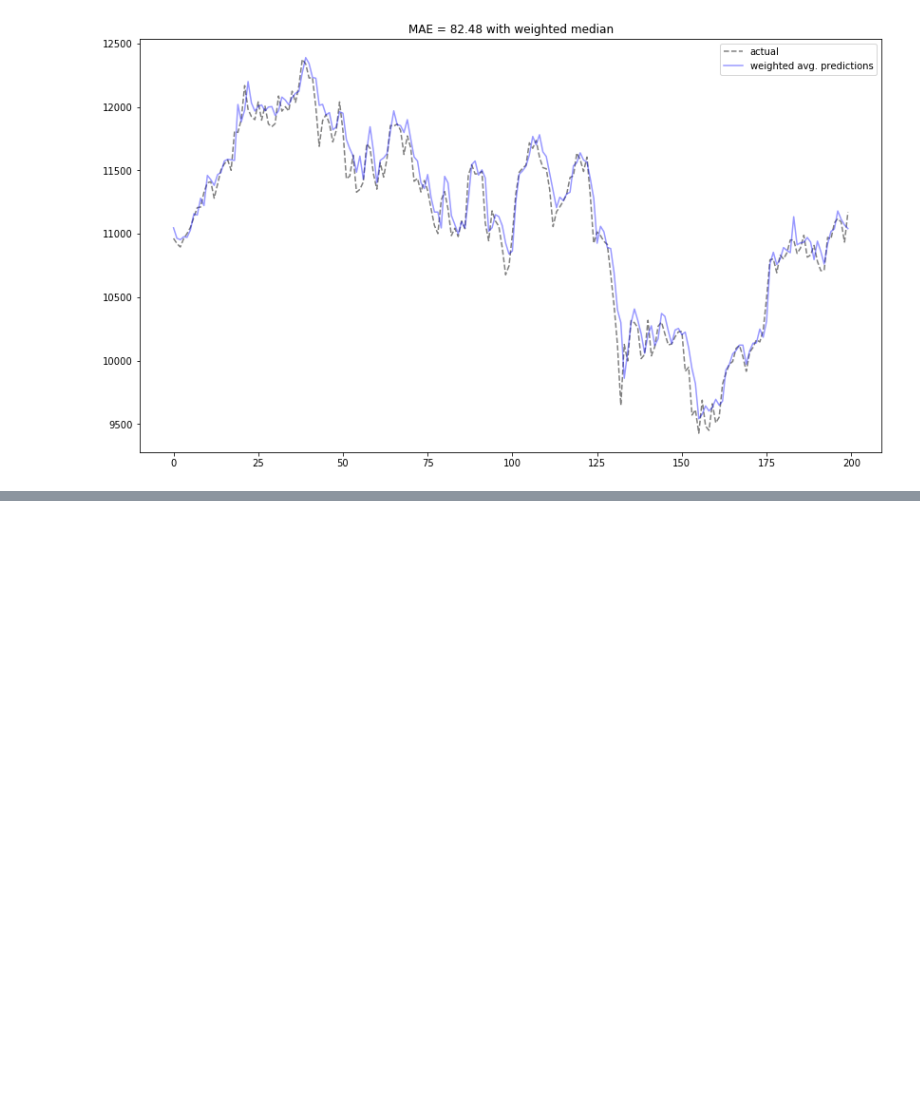
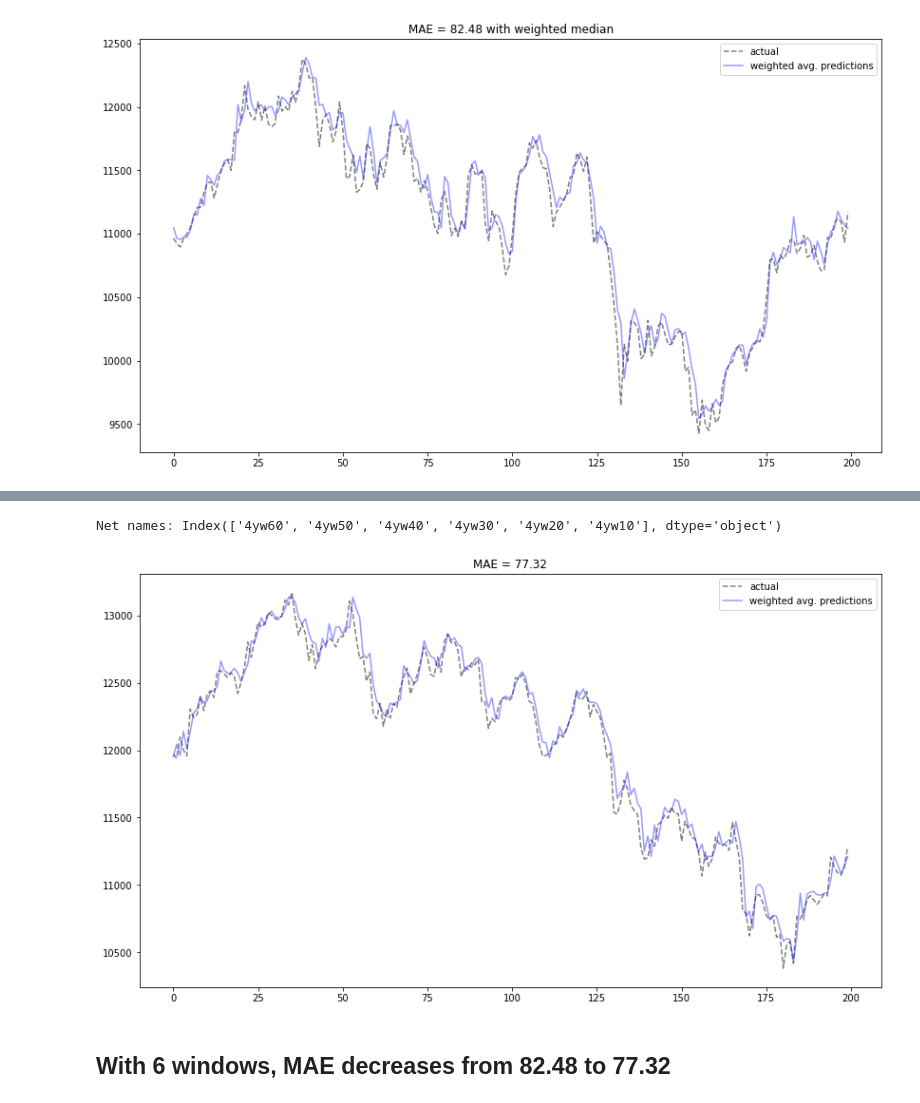
Before and after one commit to renero/trader, a Jupyter notebook: resources/ensemble predictions.ipynb, the cells around one changed output, grey strips where cells are left out. Saved outputs shown, nothing was run; the diff lists cells and outputs as text; code cells hidden in the pictures; blank space fills up the shorter version.

```diff
--- a/resources/ensemble predictions.ipynb
+++ b/resources/ensemble predictions.ipynb
@@ -165,0 +202,7 @@ plt.show()
+# %%
+net_names = preds6.columns[2:num_preds+1]
+print('Net names: {}'.format(net_names))
+proportions = preds6.winner.value_counts()
+weights = pd.DataFrame({'proportion': proportions, 'weight': pd.Series(index=proportions.index)})
+weights.weight = weights.proportion / weights.proportion.sum()
+weights
@@ -165,0 +218,15 @@ plt.show()
+# %%
+preds6['w_avg'] = sum([preds6[net] * weights.loc[net].weight for net in net_names])
+mae = mean_absolute_error(preds6['actual'], preds6['w_avg'])
+
+plt.figure(figsize=(14,8))
+plt.plot(preds6.iloc[:show_only]['actual'], 'k--', alpha=0.5, label='actual')
+plt.plot(preds6.iloc[:show_only]['w_avg'], 'b-', alpha=0.4, label='weighted avg. predictions')
+plt.title('MAE = {:.2f}'.format(mae))
+plt.legend()
+plt.show()
+# %% [output]
+Net names: Index(['4yw60', '4yw50', '4yw40', '4yw30', '4yw20', '4yw10'], dtype='object')
+[figure, added]
+# %% [markdown]
+## With 6 windows, MAE decreases from 82.48 to 77.32
```
Also changed, not shown: parts of 6 cells of this notebook.
